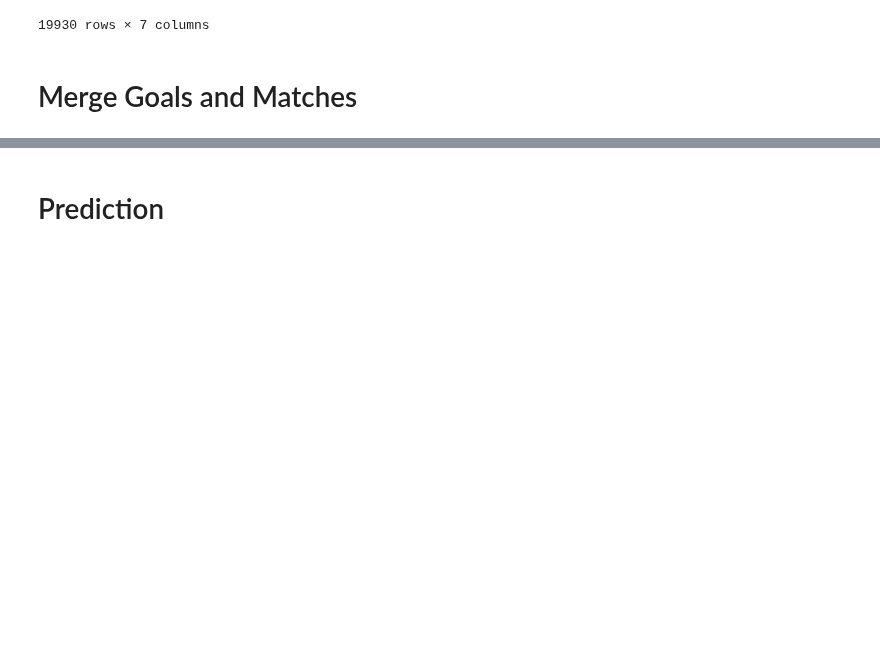
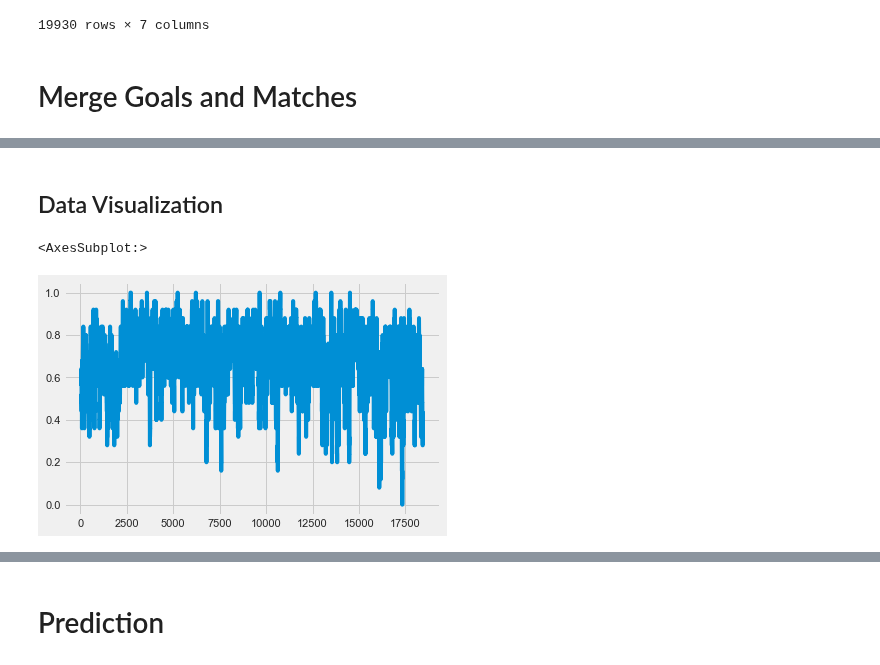
Before and after one commit to mohammedaljader/Football_Predictions_ML, a Jupyter notebook: Predict_first_goal.ipynb, the cells around one changed output, grey strips where cells are left out. Drawn from its saved outputs; the diff is of its cells as text; code cells hidden in the pictures; blank space fills up the shorter version.

Commit message:
some graphs added

```diff
--- a/Predict_first_goal.ipynb
+++ b/Predict_first_goal.ipynb
@@ -174,0 +222,9 @@ df_merge
+# %% [markdown]
+## Data Visualization
+# %%
+df_plot = df_merge[(df_merge['first_goal']=="home")]
+
+df_plot["winning_team"].rolling(25).mean().plot()
+# %% [output]
+<AxesSubplot:>
+[figure, added]
```
Also changed, not shown: parts of 22 cells of this notebook, 19 other files.
